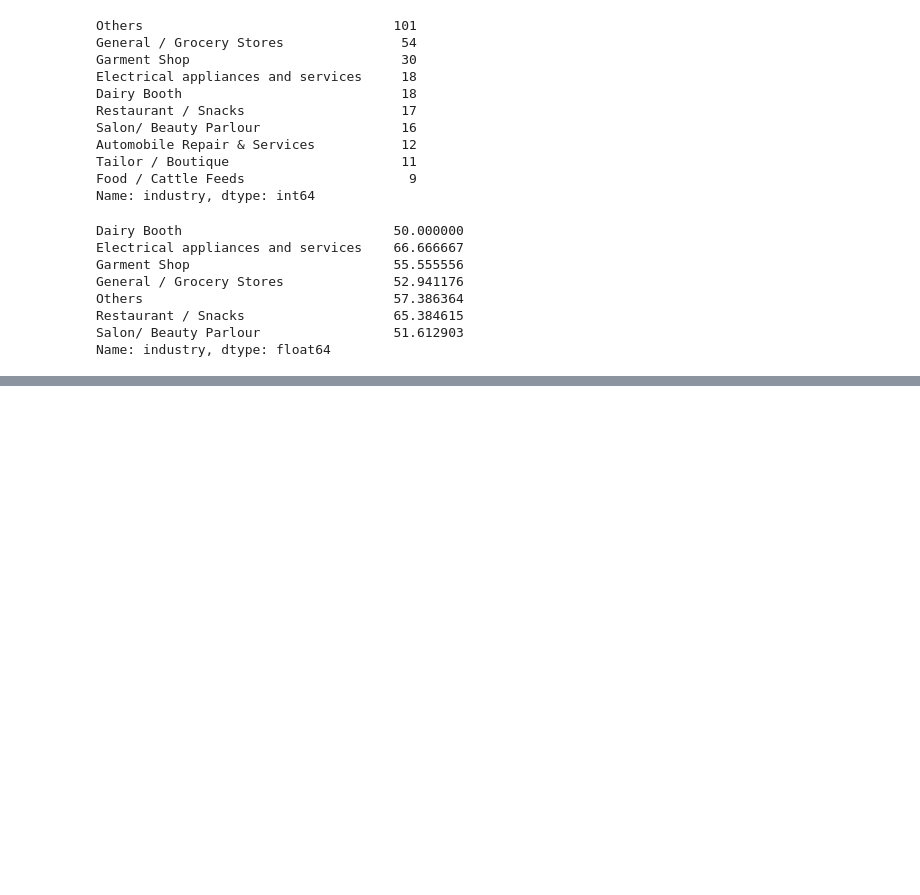
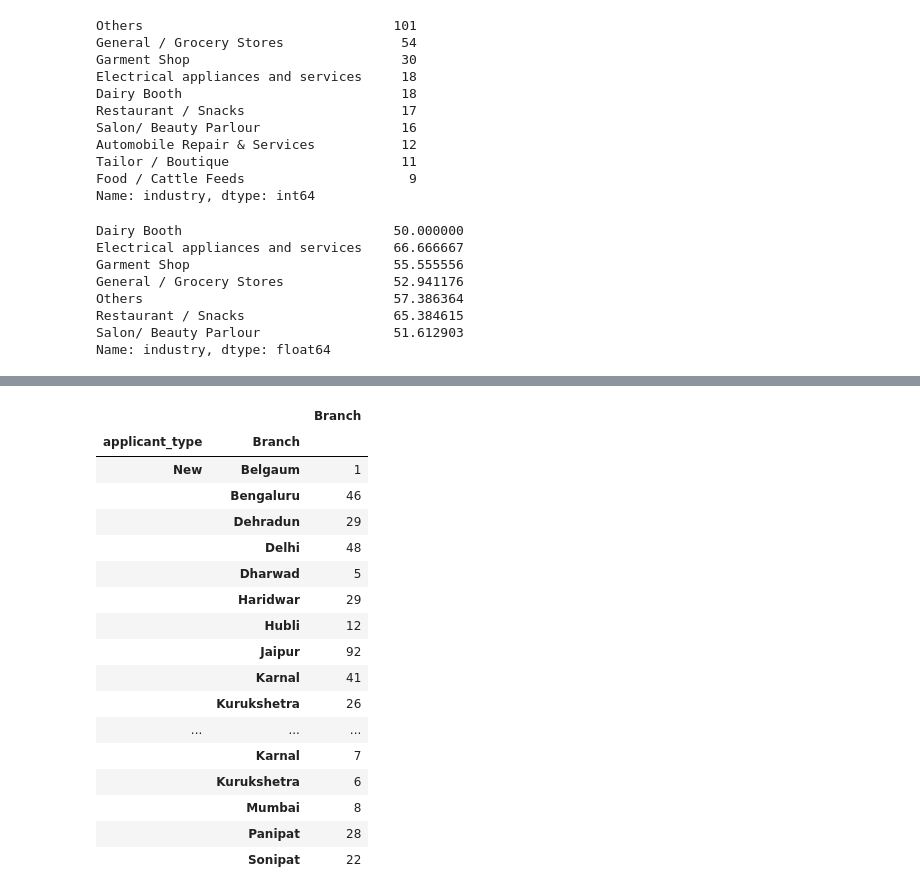
Before and after one commit to ash-captain26/githubtest, a Jupyter notebook: Untitled.ipynb, the cells around one changed output, grey strips where cells are left out. Saved outputs shown, nothing was run; the diff lists cells and outputs as text; code cells hidden in the pictures; blank space fills up the shorter version.

```diff
--- a/Untitled.ipynb
+++ b/Untitled.ipynb
@@ -151,0 +195,21 @@ Name: industry, dtype: float64
+# %%
+df_mis_age.groupby(['applicant_type','Branch']).agg({'Branch':'count'})
+# %% [output]
+|  |  | Branch |
+| applicant_type | Branch |  |
+| New | Belgaum | 1 |
+|  | Bengaluru | 46 |
+|  | Dehradun | 29 |
+|  | Delhi | 48 |
+|  | Dharwad | 5 |
+|  | Haridwar | 29 |
+|  | Hubli | 12 |
+|  | Jaipur | 92 |
+|  | Karnal | 41 |
+|  | Kurukshetra | 26 |
+| ... | ... | ... |
+|  | Karnal | 7 |
+|  | Kurukshetra | 6 |
+|  | Mumbai | 8 |
+|  | Panipat | 28 |
+|  | Sonipat | 22 |
```
Also changed, not shown: parts of 11 cells of this notebook.
